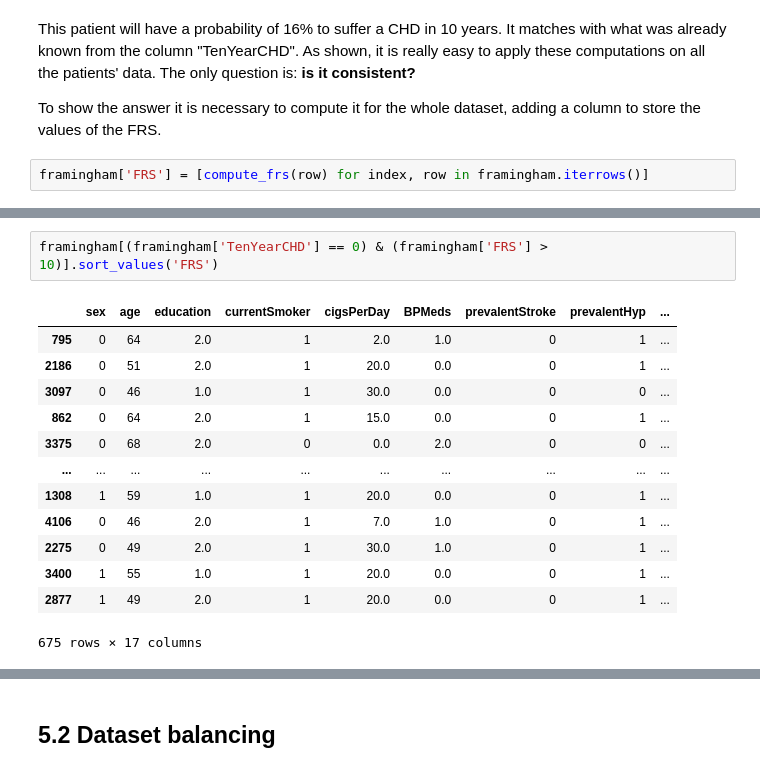
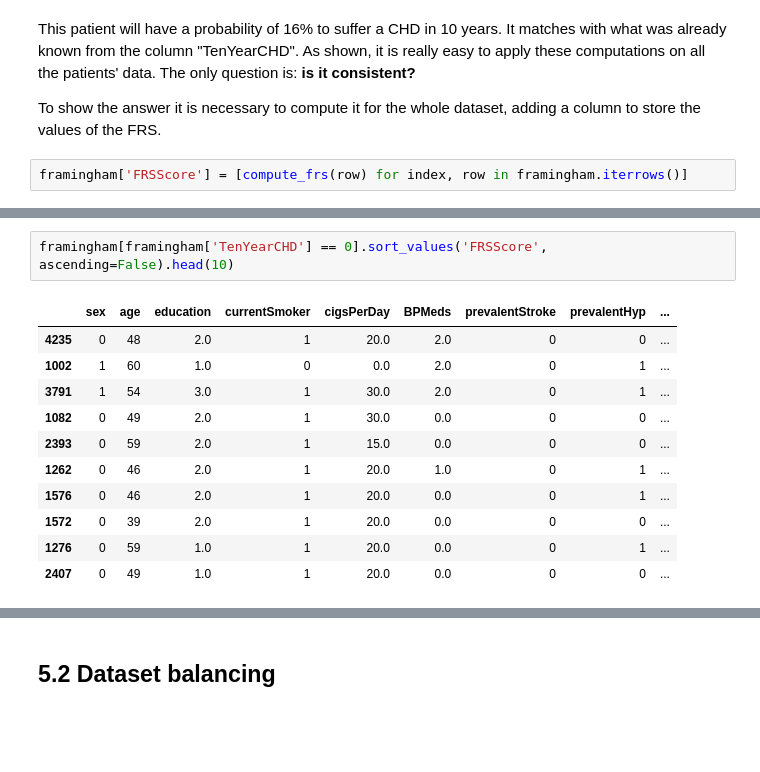
Before and after one commit to Mirkesx/cardiovascularity_study_dataset, a Jupyter notebook: project_notebook_marco_cavalli_1000024189.ipynb, the cells around one changed output, grey strips where cells are left out. Saved outputs shown, nothing was run; the diff lists cells and outputs as text; blank space fills up the shorter version.

```diff
--- a/project_notebook_marco_cavalli_1000024189.ipynb
+++ b/project_notebook_marco_cavalli_1000024189.ipynb
@@ -1216,4 +1219,4 @@ The FRS for the patient is 16%
 
 <p>To show the answer it is necessary to compute it for the whole dataset, adding a column to store the values of the FRS.</p>
 # %%
-framingham['FRS'] = [compute_frs(row) for index, row in framingham.iterrows()]
+framingham['FRSScore'] = [compute_frs(row) for index, row in framingham.iterrows()]
@@ -1220,16 +1237,14 @@ framingham['FRS'] = [compute_frs(row) for index, row in framingham.iterrows()]
 # %%
-framingham[(framingham['TenYearCHD'] == 0) & (framingham['FRS'] > 10)].sort_values('FRS')
+framingham[framingham['TenYearCHD'] == 0].sort_values('FRSScore', ascending=False).head(10)
 # %% [output]
 |  | sex | age | education | currentSmoker | cigsPerDay | BPMeds | prevalentStroke | prevalentHyp | ... |
-| 795 | 0 | 64 | 2.0 | 1 | 2.0 | 1.0 | 0 | 1 | ... |
-| 2186 | 0 | 51 | 2.0 | 1 | 20.0 | 0.0 | 0 | 1 | ... |
-| 3097 | 0 | 46 | 1.0 | 1 | 30.0 | 0.0 | 0 | 0 | ... |
-| 862 | 0 | 64 | 2.0 | 1 | 15.0 | 0.0 | 0 | 1 | ... |
-| 3375 | 0 | 68 | 2.0 | 0 | 0.0 | 2.0 | 0 | 0 | ... |
-| ... | ... | ... | ... | ... | ... | ... | ... | ... | ... |
-| 1308 | 1 | 59 | 1.0 | 1 | 20.0 | 0.0 | 0 | 1 | ... |
-| 4106 | 0 | 46 | 2.0 | 1 | 7.0 | 1.0 | 0 | 1 | ... |
-| 2275 | 0 | 49 | 2.0 | 1 | 30.0 | 1.0 | 0 | 1 | ... |
-| 3400 | 1 | 55 | 1.0 | 1 | 20.0 | 0.0 | 0 | 1 | ... |
-| 2877 | 1 | 49 | 2.0 | 1 | 20.0 | 0.0 | 0 | 1 | ... |
+| 4235 | 0 | 48 | 2.0 | 1 | 20.0 | 2.0 | 0 | 0 | ... |
+| 1002 | 1 | 60 | 1.0 | 0 | 0.0 | 2.0 | 0 | 1 | ... |
+| 3791 | 1 | 54 | 3.0 | 1 | 30.0 | 2.0 | 0 | 1 | ... |
+| 1082 | 0 | 49 | 2.0 | 1 | 30.0 | 0.0 | 0 | 0 | ... |
+| 2393 | 0 | 59 | 2.0 | 1 | 15.0 | 0.0 | 0 | 0 | ... |
+| 1262 | 0 | 46 | 2.0 | 1 | 20.0 | 1.0 | 0 | 1 | ... |
+| 1576 | 0 | 46 | 2.0 | 1 | 20.0 | 0.0 | 0 | 1 | ... |
+| 1572 | 0 | 39 | 2.0 | 1 | 20.0 | 0.0 | 0 | 0 | ... |
+| 1276 | 0 | 59 | 1.0 | 1 | 20.0 | 0.0 | 0 | 1 | ... |
+| 2407 | 0 | 49 | 1.0 | 1 | 20.0 | 0.0 | 0 | 0 | ... |
-675 rows × 17 columns
```
Also changed, not shown: parts of 30 cells of this notebook, 2 other files.
